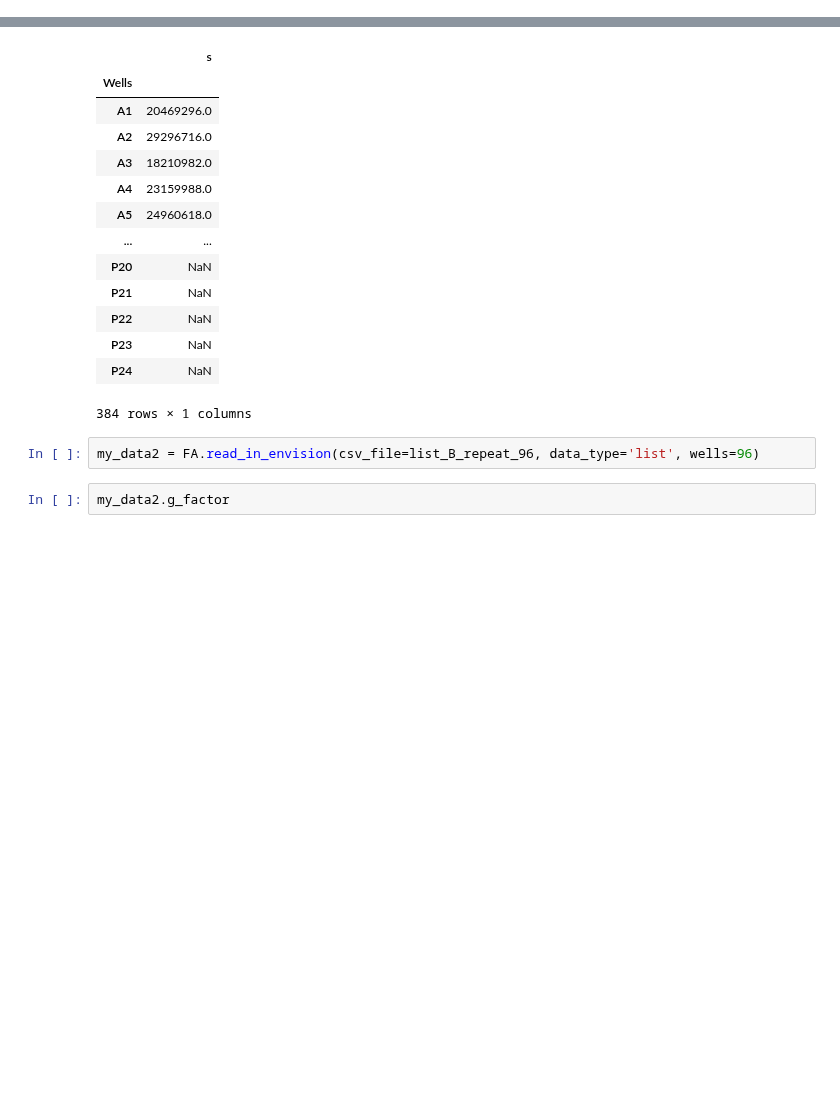
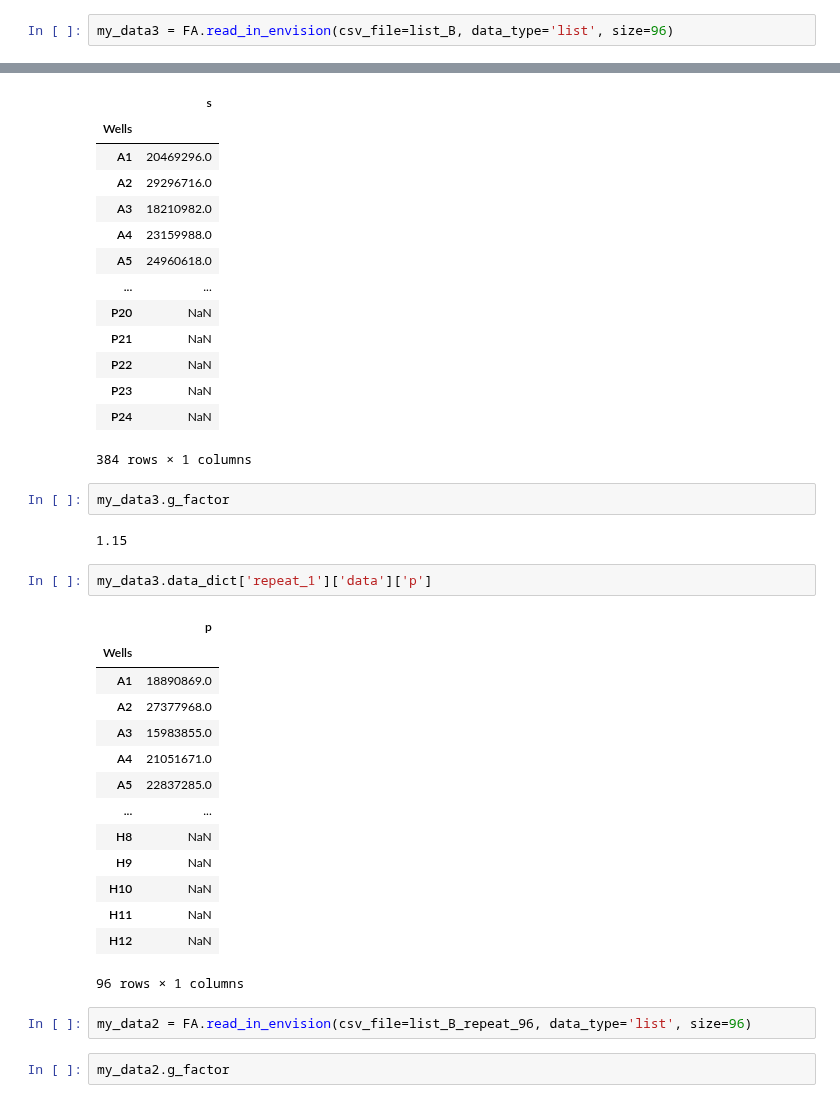
Before and after one commit to mariuszlas/Fluorescence-Anisotropy-Analysis-Development, a Jupyter notebook: fluorescenceanisotropy/fluores_anisotropy.ipynb, the cells around one changed output, grey strips where cells are left out. Saved outputs shown, nothing was run; the diff lists cells and outputs as text; blank space fills up the shorter version.

```diff
--- a/fluorescenceanisotropy/fluores_anisotropy.ipynb
+++ b/fluorescenceanisotropy/fluores_anisotropy.ipynb
@@ -274,3 +289,5 @@ my_data = FA.read_in_envision(csv_file=list_A_repeat, data_type='list', wells=38
 my_data.g_factor
 # %% [output]
 1.15
+# %%
+my_data3 = FA.read_in_envision(csv_file=list_B, data_type='list', size=96)
@@ -291,8 +328,29 @@ my_data.data_dict['repeat_1']['data']['s']
 | P23 | NaN |
 | P24 | NaN |
 384 rows × 1 columns
+# %%
+my_data3.g_factor
+# %% [output]
+1.15
+# %%
+my_data3.data_dict['repeat_1']['data']['p']
+# %% [output]
+|  | p |
+| Wells |  |
+| A1 | 18890869.0 |
+| A2 | 27377968.0 |
+| A3 | 15983855.0 |
+| A4 | 21051671.0 |
+| A5 | 22837285.0 |
+| ... | ... |
+| H8 | NaN |
+| H9 | NaN |
+| H10 | NaN |
+| H11 | NaN |
+| H12 | NaN |
+96 rows × 1 columns
 # %%
-my_data2 = FA.read_in_envision(csv_file=list_B_repeat_96, data_type='list', wells=96)
+my_data2 = FA.read_in_envision(csv_file=list_B_repeat_96, data_type='list', size=96)
 # %%
 my_data2.g_factor
 # %% [output]
```
Also changed, not shown: parts of 5 cells of this notebook.
